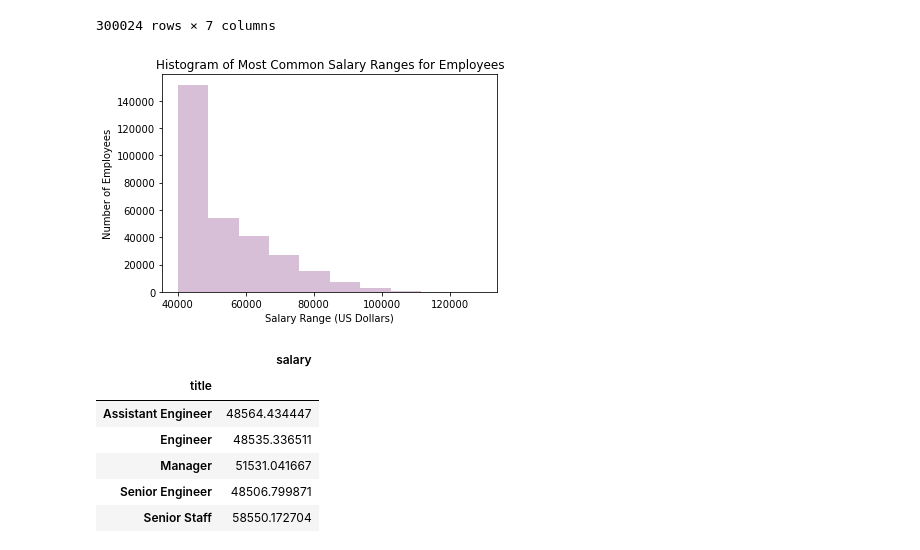
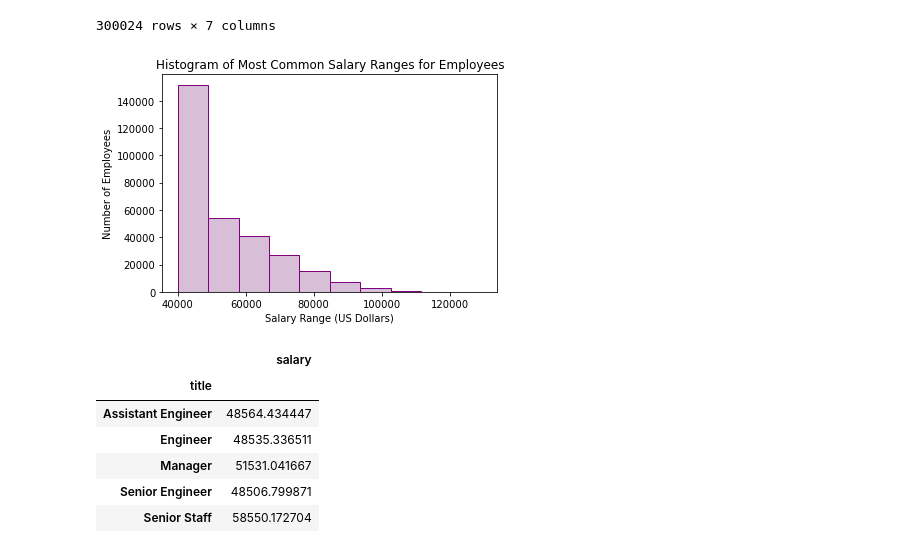
Before and after one commit to kylagelev/sql-challenge, a Jupyter notebook: EmployeeSQL/SQLAlchemy.ipynb, the cells around one changed output. Cells and saved outputs as stored; diff of their text form; code cells hidden in the pictures.

```diff
--- a/EmployeeSQL/SQLAlchemy.ipynb
+++ b/EmployeeSQL/SQLAlchemy.ipynb
@@ -58,16 +58,16 @@ employees
 300024 rows × 7 columns
 # %%
 #create a histogram to visualize the most common salary ranges for employees
-emp_salary = salary['salary'].plot.hist(color = 'thistle')
+emp_salary = salary['salary'].plot.hist(color = 'thistle', edgecolor= 'purple')
 emp_salary.set_xlabel('Salary Range (US Dollars)')
 emp_salary.set_title("Histogram of Most Common Salary Ranges for Employees")
 emp_salary.set_ylabel('Number of Employees')
 
 #save png
 output_data_file = 'output_data/emp_salary_range.png'
 plt.savefig(output_data_file)
 # %% [output]
-[figure, old version]
+[figure, new version]
 # %%
 #need to group by title/title_id to do average salary per each title
 merge_emp_no = pd.merge(salary, employees, on = 'emp_no')
```
Also changed, not shown: parts of 1 cell of this notebook, 2 other files.
